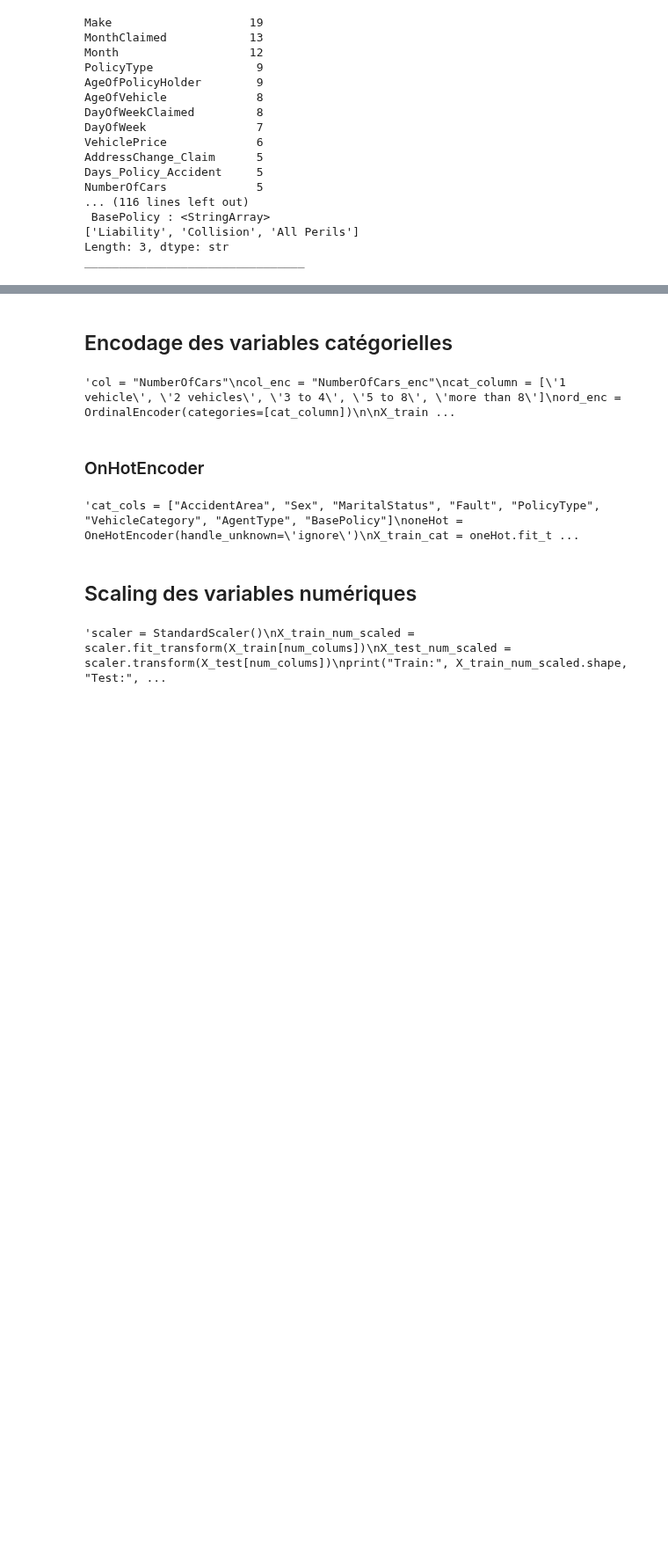
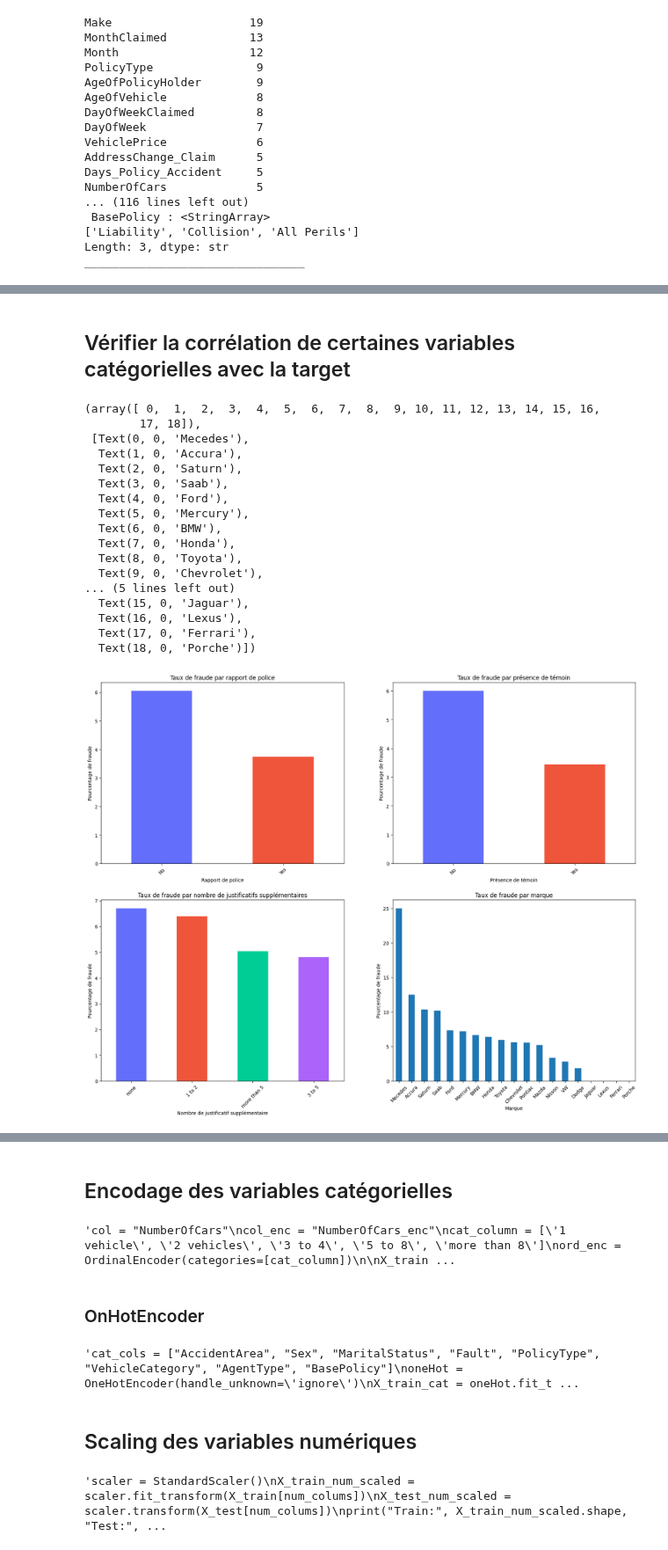
Before and after one commit to djamaliAliBahaBakar/insurance-fraud-detection, a Jupyter notebook: Projet_End_To_End_ML.ipynb, the cells around one changed output, grey strips where cells are left out. Shown at 88% size. Drawn from its saved outputs; the diff is of its cells as text; code cells hidden in the pictures; blank space fills up the shorter version.

```diff
--- a/Projet_End_To_End_ML.ipynb
+++ b/Projet_End_To_End_ML.ipynb
@@ -239 +203,81 @@ plt.show()
+# %% [markdown]
+## Vérifier la corrélation de certaines variables catégorielles avec la target
+# %%
+# PoliceReportFiled
+plt.figure(figsize=(20, 15))
+
+plt.subplot(2, 2, 1)
+fraud_rate = (
+    df.groupby("PoliceReportFiled")["FraudFound_P"]
+    .mean()
+    .sort_values(ascending=False)
+    * 100
+)
+fraud_rate.plot(kind="bar",color= ['#636EFA', '#EF553B'])
+plt.title("Taux de fraude par rapport de police")
+plt.xlabel("Rapport de police")
+plt.ylabel("Pourcentage de fraude")
+plt.xticks(rotation=45)
+
+# WitnessPresent
+
+plt.subplot(2, 2, 2)
+fraud_rate = (
+    df.groupby("WitnessPresent")["FraudFound_P"]
+    .mean()
+    .sort_values(ascending=False)
+    * 100
+)
+fraud_rate.plot(kind="bar", color= ['#636EFA', '#EF553B', ])
+plt.title("Taux de fraude par présence de témoin")
+plt.xlabel("Présence de témoin")
+plt.ylabel("Pourcentage de fraude")
+plt.xticks(rotation=45)
+
+# NumberOfSuppliments
+plt.subplot(2, 2, 3)
+fraud_rate = (
+    df.groupby("NumberOfSuppliments")["FraudFound_P"]
+    .mean()
+    .sort_values(ascending=False)
+    * 100
+)
+fraud_rate.plot(kind="bar", color= ['#636EFA', '#EF553B',  '#00CC96', '#AB63FA'])
+plt.title("Taux de fraude par nombre de justificatifs supplémentaires")
+plt.xlabel("Nombre de justificatif supplémentaire")
+plt.ylabel("Pourcentage de fraude")
+plt.xticks(rotation=45)
+
+
+plt.subplot(2, 2, 4)
+fraud_rate = (
+    df.groupby("Make")["FraudFound_P"]
+    .mean()
+    .sort_values(ascending=False)
+    * 100
+)
+fraud_rate.plot(kind="bar")
+plt.title("Taux de fraude par marque")
+plt.xlabel("Marque")
+plt.ylabel("Pourcentage de fraude")
+plt.xticks(rotation=45)
+# %% [output]
+(array([ 0,  1,  2,  3,  4,  5,  6,  7,  8,  9, 10, 11, 12, 13, 14, 15, 16,
+        17, 18]),
+ [Text(0, 0, 'Mecedes'),
+  Text(1, 0, 'Accura'),
+  Text(2, 0, 'Saturn'),
+  Text(3, 0, 'Saab'),
+  Text(4, 0, 'Ford'),
+  Text(5, 0, 'Mercury'),
+  Text(6, 0, 'BMW'),
+  Text(7, 0, 'Honda'),
+  Text(8, 0, 'Toyota'),
+  Text(9, 0, 'Chevrolet'),
+... (5 lines left out)
+  Text(15, 0, 'Jaguar'),
+  Text(16, 0, 'Lexus'),
+  Text(17, 0, 'Ferrari'),
+  Text(18, 0, 'Porche')])
+[figure, added]
 # %% [markdown]
```
Also changed, not shown: parts of 18 cells of this notebook, 3 other files.
